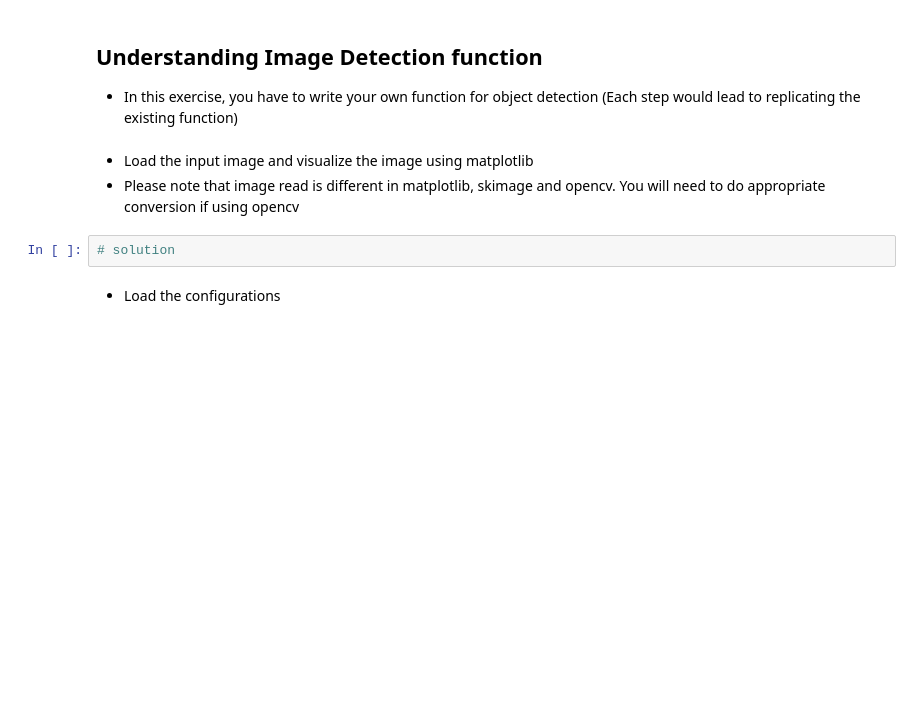
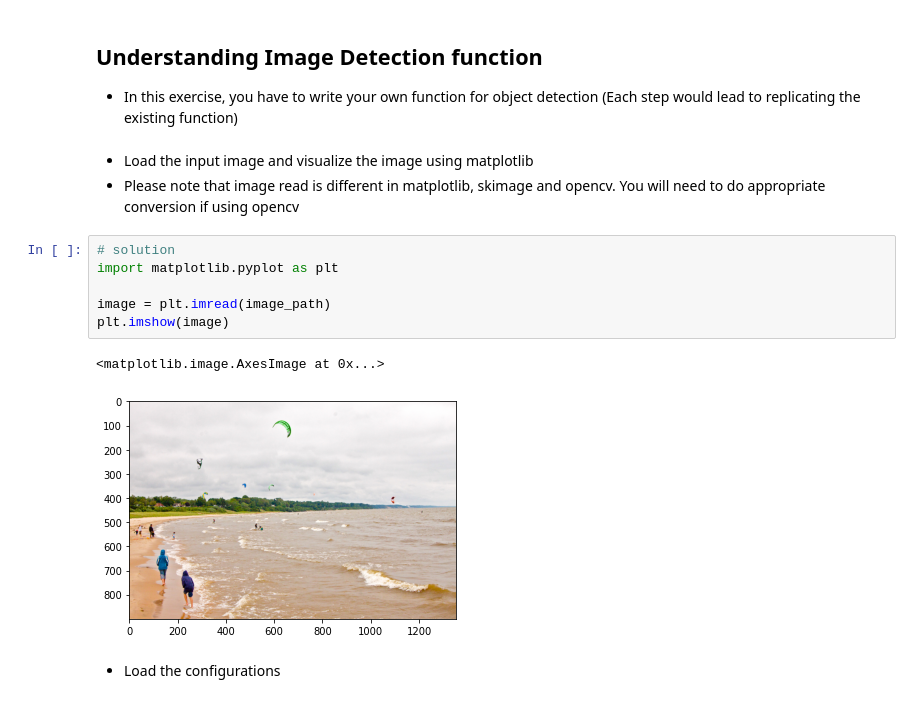
Before and after one commit to mario-rot/ComputerVisionCourse-MAI, a Jupyter notebook: Session 9/P9_Mario_lauren.ipynb, the cells around one changed output. Saved outputs shown, nothing was run; the diff lists cells and outputs as text; blank space fills up the shorter version.

```diff
--- a/Session 9/P9_Mario_lauren.ipynb
+++ b/Session 9/P9_Mario_lauren.ipynb
@@ -79,8 +118,15 @@ kite_predictions = detect_image(
 # %% [markdown]
 *   Load the input image and visualize the image using matplotlib
 *   Please note that image read is different in matplotlib, skimage and opencv. You will need to do appropriate conversion if using opencv
-# %%
-# solution
+# %%
+# solution
+import matplotlib.pyplot as plt
+
+image = plt.imread(image_path)
+plt.imshow(image)
+# %% [output]
+<matplotlib.image.AxesImage at 0x...>
+[figure, added]
 # %% [markdown]
 *   Load the configurations
 # %%
```
Also changed, not shown: parts of 26 cells of this notebook.
